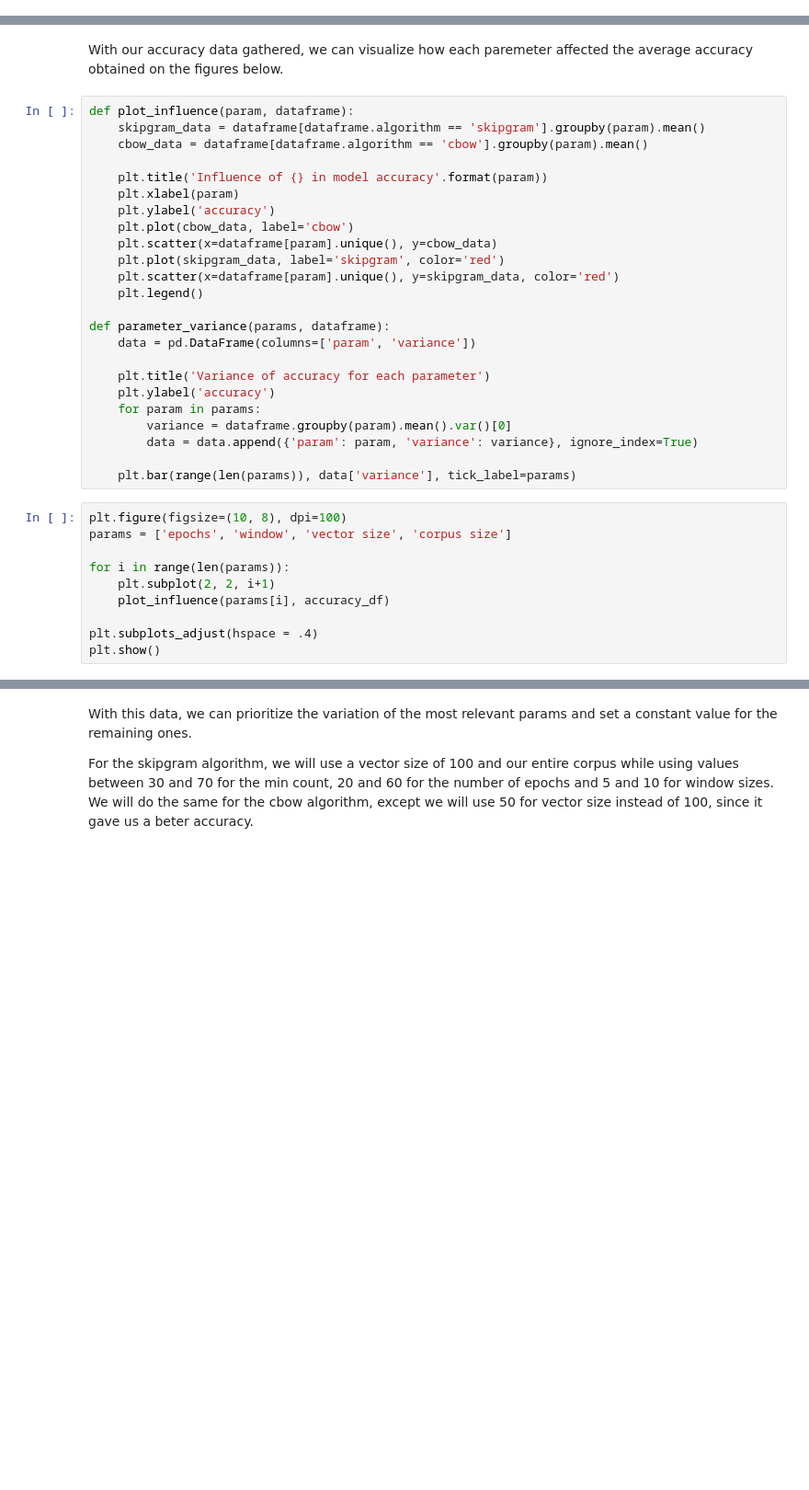
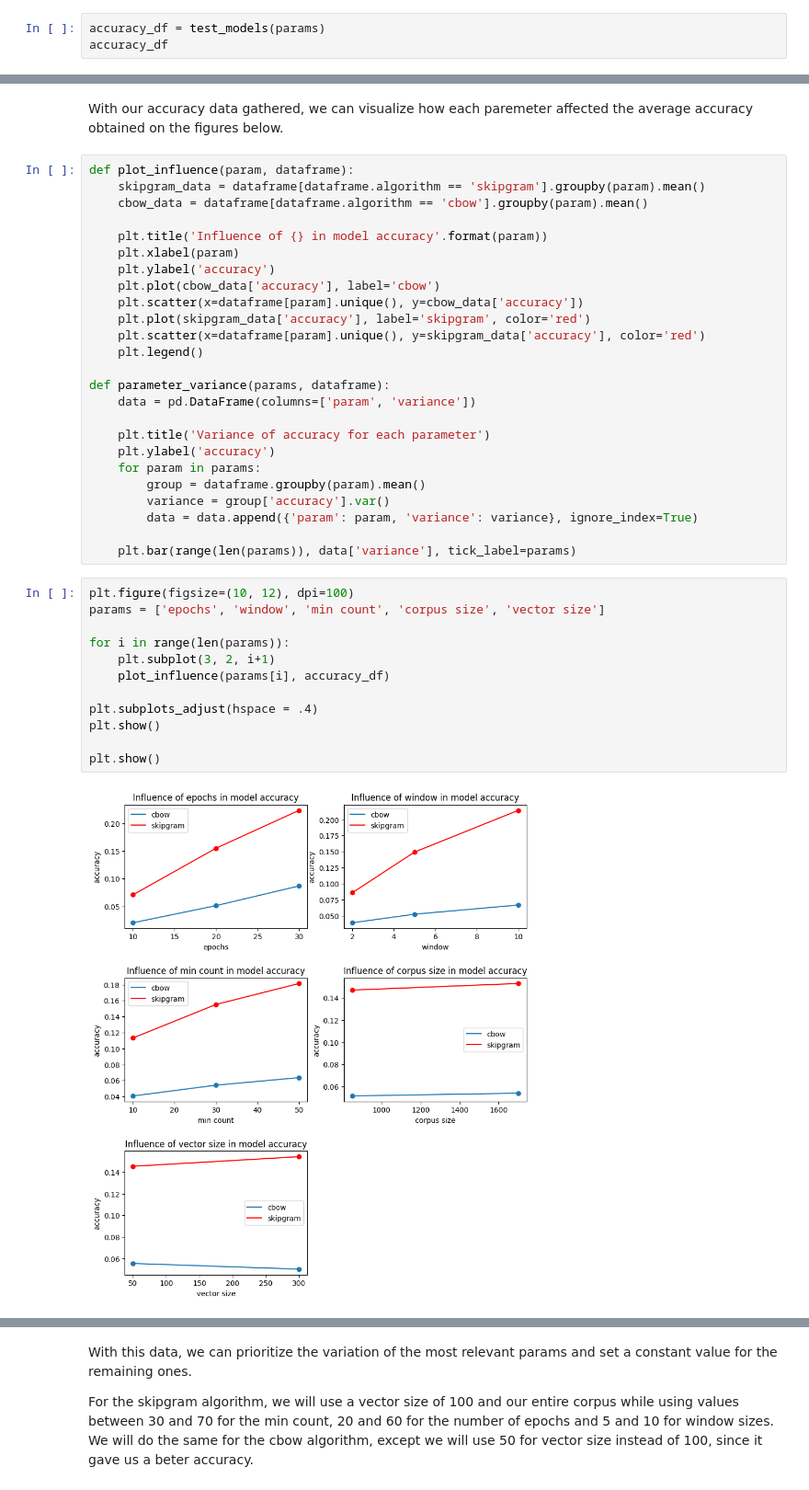
Before and after one commit to luizppa/natural-language-model, a Jupyter notebook: natural_language_model.ipynb, the cells around one changed output, grey strips where cells are left out. Shown: that part at 92% size. Drawn from its saved outputs; the diff is of its cells as text; blank space fills up the shorter version.

```diff
--- a/natural_language_model.ipynb
+++ b/natural_language_model.ipynb
@@ -292,0 +406,3 @@ else:
+# %%
+accuracy_df = test_models(params)
+accuracy_df
@@ -307,10 +448,10 @@ def plot_influence(param, dataframe):
     plt.title('Influence of {} in model accuracy'.format(param))
     plt.xlabel(param)
     plt.ylabel('accuracy')
-    plt.plot(cbow_data, label='cbow')
-    plt.scatter(x=dataframe[param].unique(), y=cbow_data)
-    plt.plot(skipgram_data, label='skipgram', color='red')
-    plt.scatter(x=dataframe[param].unique(), y=skipgram_data, color='red')
+    plt.plot(cbow_data['accuracy'], label='cbow')
+    plt.scatter(x=dataframe[param].unique(), y=cbow_data['accuracy'])
+    plt.plot(skipgram_data['accuracy'], label='skipgram', color='red')
+    plt.scatter(x=dataframe[param].unique(), y=skipgram_data['accuracy'], color='red')
     plt.legend()
 
 def parameter_variance(params, dataframe):
@@ -319,18 +460,23 @@ def parameter_variance(params, dataframe):
     plt.title('Variance of accuracy for each parameter')
     plt.ylabel('accuracy')
     for param in params:
-        variance = dataframe.groupby(param).mean().var()[0]
+        group = dataframe.groupby(param).mean()
+        variance = group['accuracy'].var()
         data = data.append({'param': param, 'variance': variance}, ignore_index=True)
 
     plt.bar(range(len(params)), data['variance'], tick_label=params)
 # %%
-plt.figure(figsize=(10, 8), dpi=100)
-params = ['epochs', 'window', 'vector size', 'corpus size']
+plt.figure(figsize=(10, 12), dpi=100)
+params = ['epochs', 'window', 'min count', 'corpus size', 'vector size']
 
 for i in range(len(params)):
-    plt.subplot(2, 2, i+1)
+    plt.subplot(3, 2, i+1)
     plot_influence(params[i], accuracy_df)
 
 plt.subplots_adjust(hspace = .4)
 plt.show()
+
+plt.show()
+# %% [output]
+[figure, added]
 # %% [markdown]
```
Also changed, not shown: parts of 35 cells of this notebook, 1 other file.
